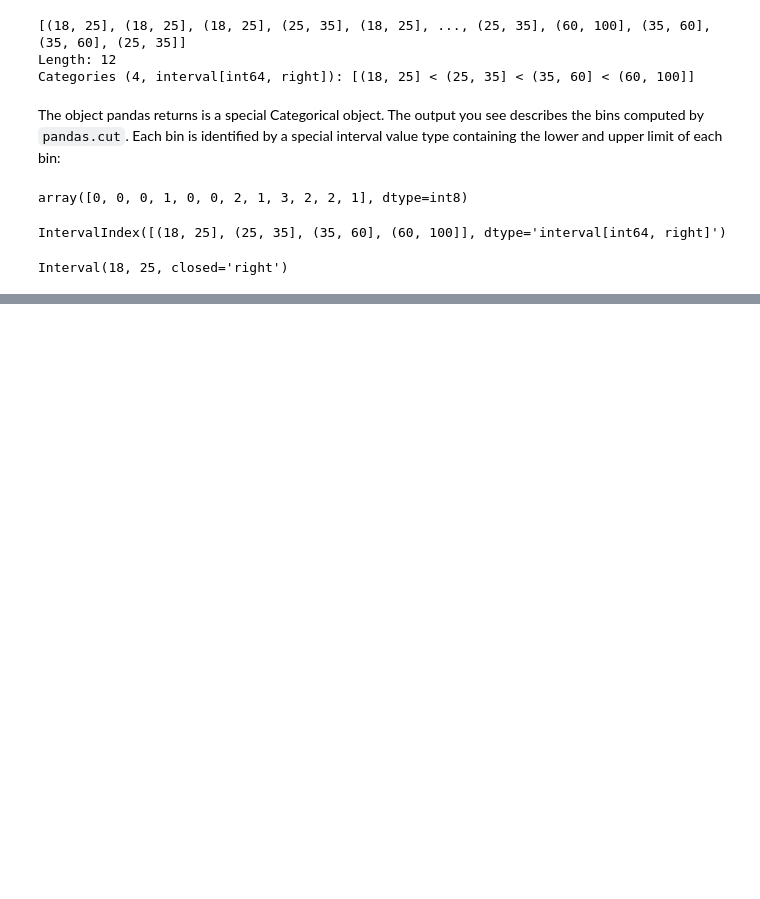
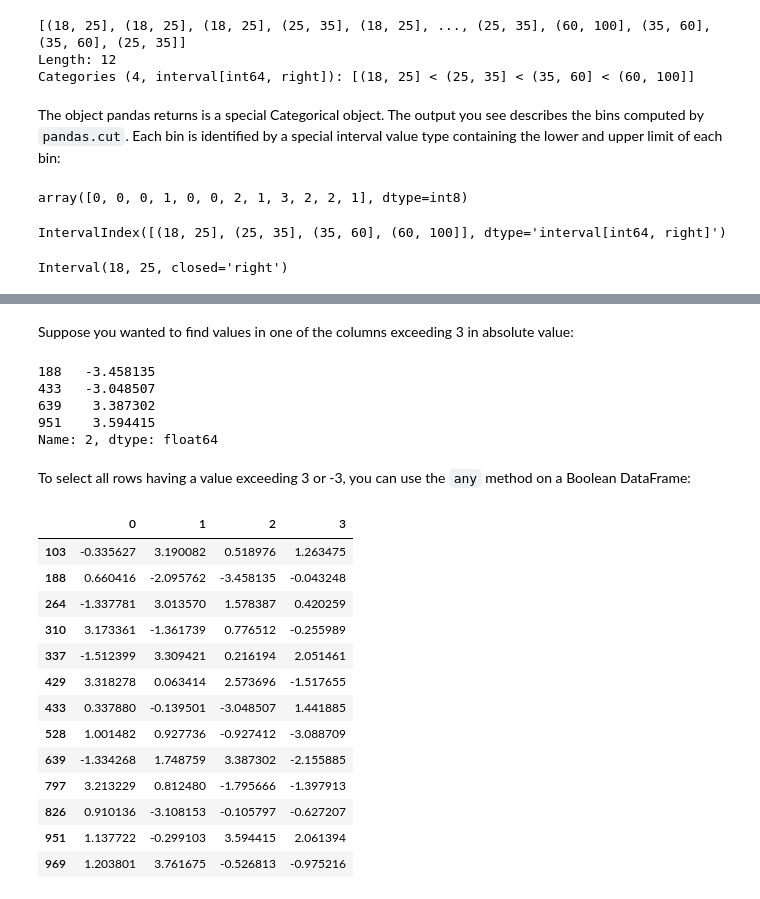
Before and after one commit to bmart231/DataScience, a Jupyter notebook: Pandas/DataCleaning_Prep/DataCleaning_and_Preparation.ipynb, the cells around one changed output, grey strips where cells are left out. Cells and saved outputs as stored; diff of their text form; code cells hidden in the pictures; blank space fills up the shorter version.

```diff
--- a/Pandas/DataCleaning_Prep/DataCleaning_and_Preparation.ipynb
+++ b/Pandas/DataCleaning_Prep/DataCleaning_and_Preparation.ipynb
@@ -561,0 +616,4 @@ Interval(18, 25, closed='right')
+# %%
+data = pd.DataFrame(np.random.standard_normal((1000,4)))
+
+data.describe()
@@ -561,0 +630,31 @@ Interval(18, 25, closed='right')
+# %% [markdown]
+Suppose you wanted to find values in one of the columns exceeding 3 in absolute value:
+# %%
+col = data[2]
+
+col[col.abs() > 3]
+# %% [output]
+188   -3.458135
+433   -3.048507
+639    3.387302
+951    3.594415
+Name: 2, dtype: float64
+# %% [markdown]
+To select all rows having a value exceeding 3 or -3, you can use the ``any`` method on a Boolean DataFrame:
+# %%
+data[(data.abs()>3).any(axis="columns")]
+# %% [output]
+|  | 0 | 1 | 2 | 3 |
+| 103 | -0.335627 | 3.190082 | 0.518976 | 1.263475 |
+| 188 | 0.660416 | -2.095762 | -3.458135 | -0.043248 |
+| 264 | -1.337781 | 3.013570 | 1.578387 | 0.420259 |
+| 310 | 3.173361 | -1.361739 | 0.776512 | -0.255989 |
+| 337 | -1.512399 | 3.309421 | 0.216194 | 2.051461 |
+| 429 | 3.318278 | 0.063414 | 2.573696 | -1.517655 |
+| 433 | 0.337880 | -0.139501 | -3.048507 | 1.441885 |
+| 528 | 1.001482 | 0.927736 | -0.927412 | -3.088709 |
+| 639 | -1.334268 | 1.748759 | 3.387302 | -2.155885 |
+| 797 | 3.213229 | 0.812480 | -1.795666 | -1.397913 |
+| 826 | 0.910136 | -3.108153 | -0.105797 | -0.627207 |
+| 951 | 1.137722 | -0.299103 | 3.594415 | 2.061394 |
+| 969 | 1.203801 | 3.761675 | -0.526813 | -0.975216 |
```
Also changed, not shown: parts of 28 cells of this notebook.
